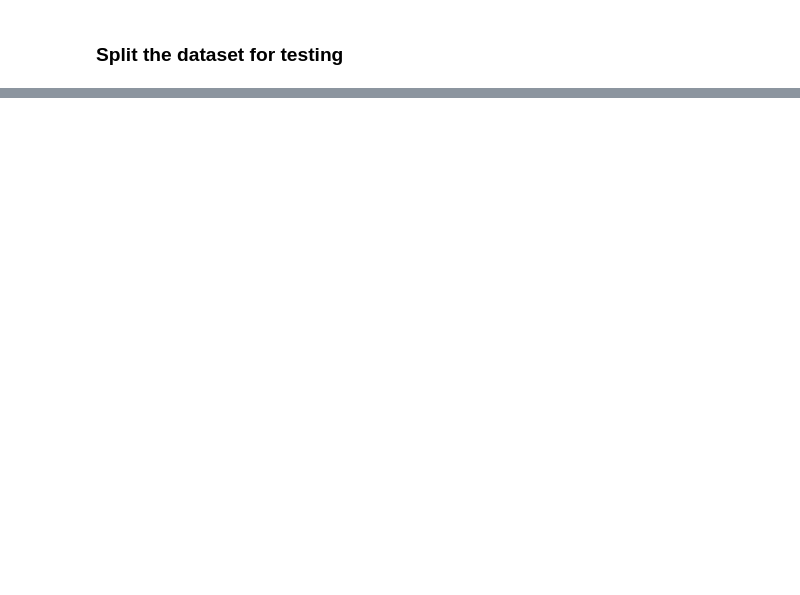
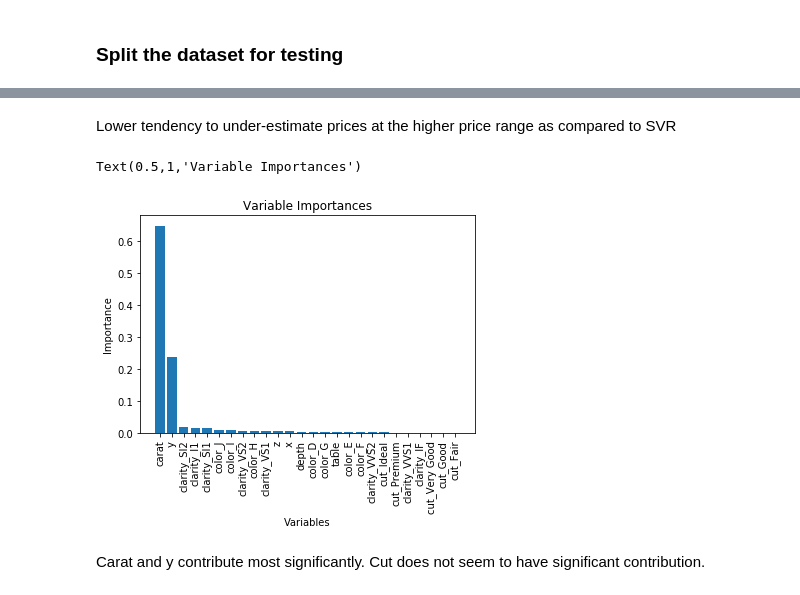
Before and after one commit to KJXA/diamondprices2, a Jupyter notebook: diamonds.ipynb, the cells around one changed output, grey strips where cells are left out. Cells and saved outputs as stored; diff of their text form; code cells hidden in the pictures; blank space fills up the shorter version.

Commit message:
Corrected some mistakes and used SGD and Random Forest

```diff
--- a/diamonds.ipynb
+++ b/diamonds.ipynb
@@ -116,0 +166,3 @@ plt.scatter(Y_scaled, predictions)
+# %%
+clf_SGD = linear_model.SGDRegressor(max_iter=1e6, tol=1e-5) #number of rows is about 40,000. 25 iterations needed to get 1 million steps
+clf_SGD.fit(x_scaled, y_scaled.ravel())
@@ -116,0 +179,5 @@ plt.scatter(Y_scaled, predictions)
+# %%
+params = {'eta0':[1e-1,1e-2,1e-3,1e-4], 'max_iter':[1e3,1e4,1e5,1e6],'power_t':[0.1,0.25,0.4]}
+clf_grid = GridSearchCV(linear_model.SGDRegressor(tol=1e-5), param_grid=params)
+clf_grid.fit(x_scaled, y_scaled.ravel())
+clf_grid.best_estimator_
@@ -116,0 +190,4 @@ plt.scatter(Y_scaled, predictions)
+# %%
+clf_SGD2 = linear_model.SGDRegressor(eta0=0.001, max_iter=1e6, power_t=0.1, tol=1e-5) #number of rows is about 40,000. 25 iterations needed to get 1 million steps
+clf_SGD2.fit(x_scaled, y_scaled.ravel())
+clf_SGD2.score(x_test_scaled, y_test_scaled.ravel())
@@ -116,0 +198,4 @@ plt.scatter(Y_scaled, predictions)
+# %%
+rf = RandomForestRegressor()
+rf.fit(x_scaled, y_scaled.ravel())
+rf.score(x_test_scaled, y_test_scaled.ravel())
@@ -116,0 +213,15 @@ plt.scatter(Y_scaled, predictions)
+# %% [markdown]
+Lower tendency to under-estimate prices at the higher price range as compared to SVR
+# %%
+importances = rf.feature_importances_
+indices = np.argsort(-importances) #add a negative sign to get feature importances in descending order
+plt.bar(labels[indices], importances[indices], orientation='vertical')
+plt.xticks(labels, rotation='vertical')
+plt.ylabel('Importance')
+plt.xlabel('Variables')
+plt.title('Variable Importances')
+# %% [output]
+Text(0.5,1,'Variable Importances')
+[figure, added]
+# %% [markdown]
+Carat and y contribute most significantly. Cut does not seem to have significant contribution.
```
Also changed, not shown: parts of 63 cells of this notebook.
